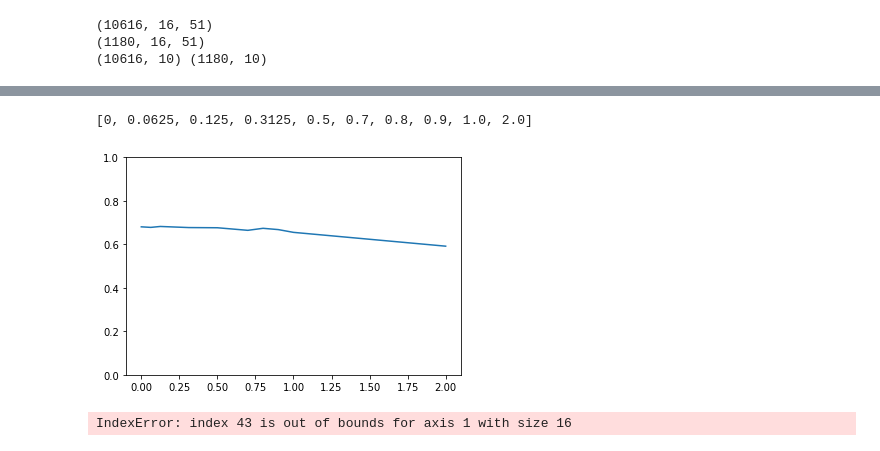
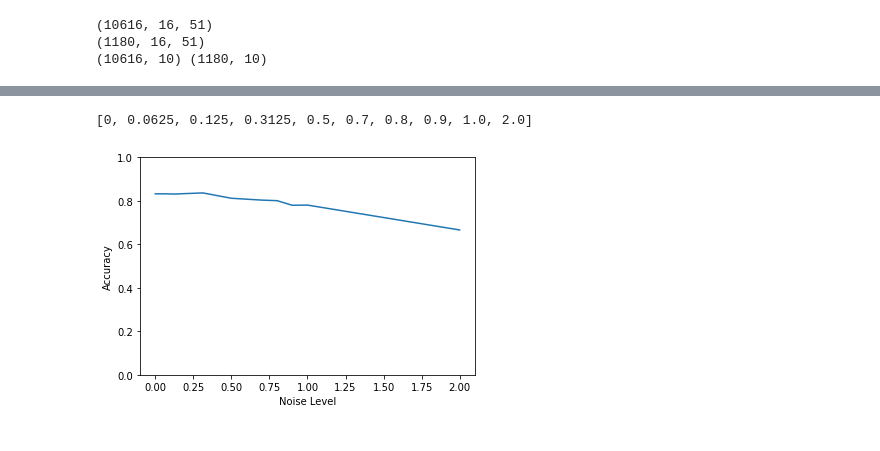
Before and after one commit to vijfhoek/deeplearning, a Jupyter notebook: main.ipynb, the cells around one changed output, grey strips where cells are left out. Saved outputs shown, nothing was run; the diff lists cells and outputs as text; code cells hidden in the pictures.

```diff
--- a/main.ipynb
+++ b/main.ipynb
@@ -98,7 +81,7 @@ array([[0.02459016, 0.        , 0.052     , ..., 0.07650273, 0.        ,
        [0.02576112, 0.        , 0.052     , ..., 0.55191257, 0.        ,
         0.48085188]])
 # %%
-def onehot_labels(labels, num_labels=10, skip=8):
+def onehot_labels(labels, num_labels=10, window_size=WINDOW_SIZE):
     """
     Converts label array to 1-hot encoded vectors
     """
@@ -112,7 +95,7 @@ def onehot_labels(labels, num_labels=10, skip=8):
 
         result.append(label_vector)
 
-    return np.array([result[i] for i in range(0, len(result) - 16, skip)])
+    return np.array([result[i] for i in range(0, len(result) - window_size, (window_size // 2))])
 
 # y_data = tf.convert_to_tensor(onehot_labels(labels), dtype=tf.float64)
 y_data = onehot_labels(labels)
@@ -120,7 +103,7 @@ len(y_data)
 # %% [output]
 11796
 # %%
-def package_data(data, window_size=16):
+def package_data(data, window_size=WINDOW_SIZE):
     result = []
     for i in range(0, len(data) - window_size, window_size // 2):
         result.append(data[i:i + window_size])
@@ -167,16 +142,20 @@ print(y_train.shape, y_test.shape)
 (1180, 16, 51)
 (10616, 10) (1180, 10)
 # %%
-def create_model(learning_rate=1e-4, window_size=16, num_features=51):
+def create_model(learning_rate=1e-4, window_size=WINDOW_SIZE, num_features=51):
     model = Sequential()
     model.add(LSTM(160, input_shape=(window_size, num_features), return_sequences=True ))
+    model.add(Dropout(0.5))
+    model.add(BatchNormalization())
     model.add(LSTM(200, ))
-
+    model.add(BatchNormalization())
     model.add(Dense(10, activation="sigmoid"))
-    model.compile(optimizer=Adam(learning_rate=learning_rate), loss="categorical_crossentropy", metrics=['categorical_crossentropy'])
+    model.compile(optimizer=Adam(learning_rate=learning_rate), loss="categorical_crossentropy", metrics=['categorical_crossentropy', 'accuracy'])
 
     return model
 # %%
 model = create_model()
-model.fit(x_train, y_train, epochs=250, batch_size=128, validation_split=(0.05/0.9))
+
+callback = tf.keras.callbacks.EarlyStopping(monitor='val_loss', patience=30, restore_best_weights=True)
+model.fit(x_train, y_train, epochs=500, batch_size=128, validation_split=(0.05/0.9), callbacks=[callback])
 # %% [output]
@@ -252,14 +219,10 @@ percentages
 # %%
 print(std_levels)
 plt.plot(std_levels, percentages)
 plt.ylim((0.0, 1.0))
+plt.xlabel("Noise Level")
+plt.ylabel("Accuracy")
 plt.show()
 # %% [output]
 [0, 0.0625, 0.125, 0.3125, 0.5, 0.7, 0.8, 0.9, 1.0, 2.0]
-[figure, old version]
+[figure, new version]
-# %%
-for d in data_sets:
-    plt.plot(d[:100, 43])
-    plt.show()
-# %% [output]
-IndexError: index 43 is out of bounds for axis 1 with size 16
```
Also changed, not shown: parts of 8 cells of this notebook.
